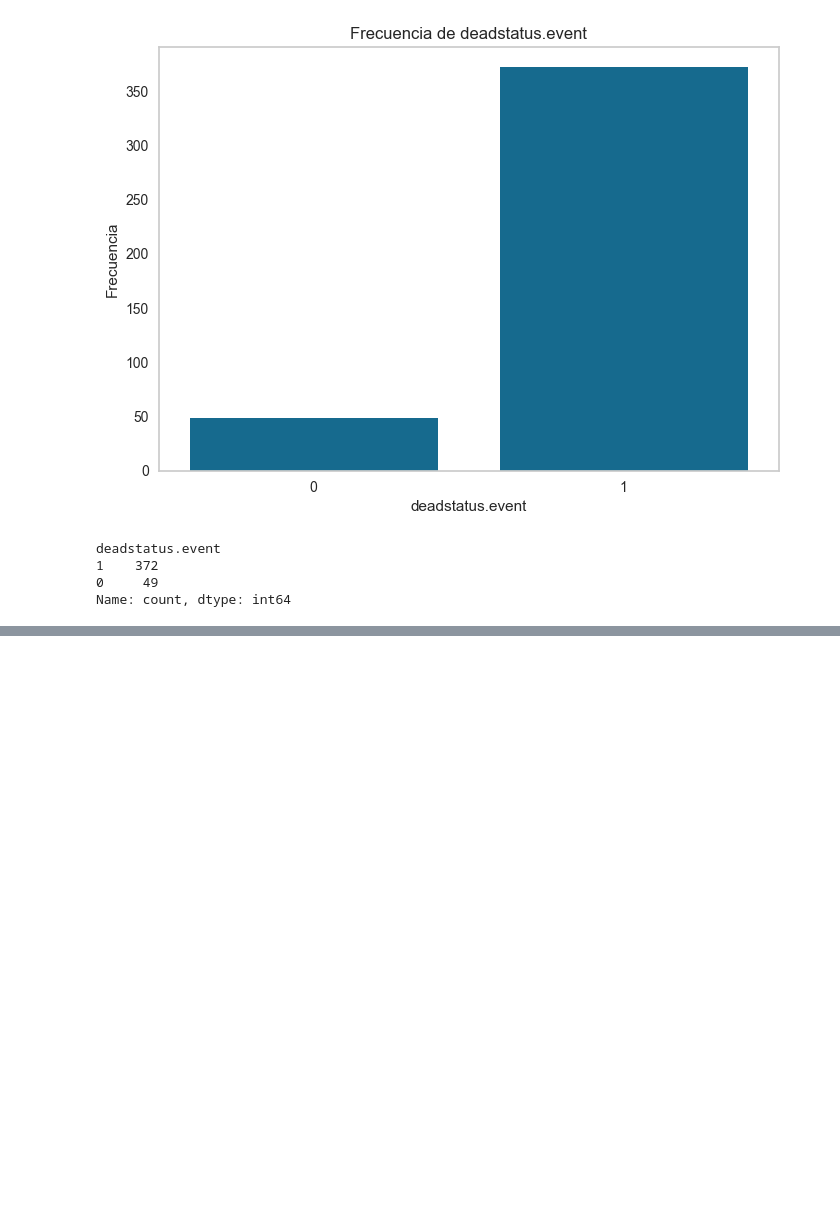
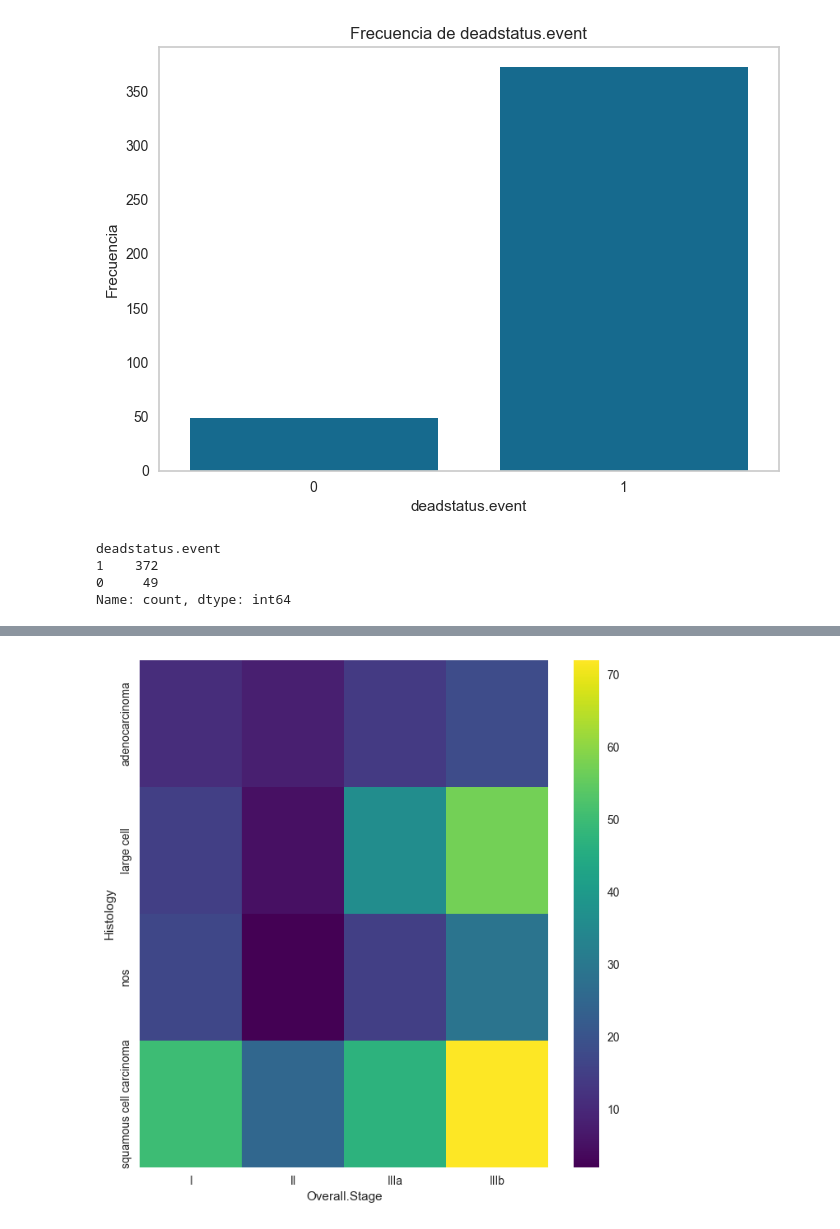
Before and after one commit to diosimar/Fractal-analysis-AI-NSCLC, a Jupyter notebook: EDA.ipynb, the cells around one changed output, grey strips where cells are left out. Saved outputs shown, nothing was run; the diff lists cells and outputs as text; code cells hidden in the pictures; blank space fills up the shorter version.

```diff
--- a/EDA.ipynb
+++ b/EDA.ipynb
@@ -441,0 +457,12 @@ Name: count, dtype: int64
+# %%
+
+plt.subplots(figsize=(8, 8))
+df_2dhist = pd.DataFrame({
+    x_label: grp['Histology'].value_counts()
+    for x_label, grp in nscl.groupby('Overall.Stage')
+})
+sns.heatmap(df_2dhist, cmap='viridis')
+plt.xlabel('Overall.Stage')
+_ = plt.ylabel('Histology')
+# %% [output]
+[figure, added]
```
Also changed, not shown: parts of 13 cells of this notebook, 1 other file.
